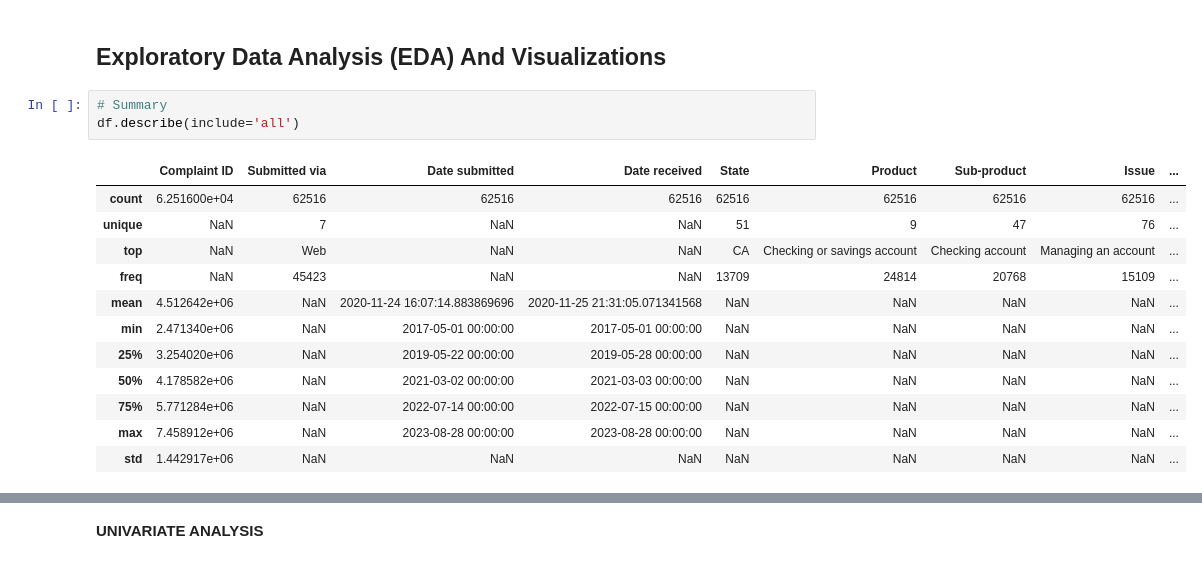
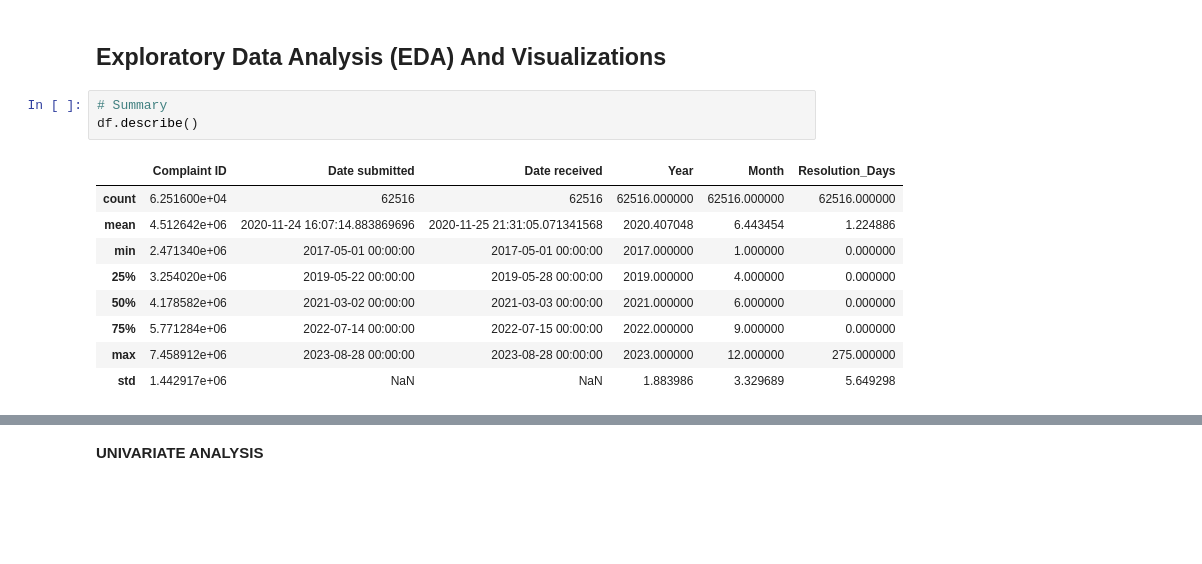
Before and after one commit to jithukrishnan15-hash/Exploratory-Data-Analysis-of-Consumer-Complaints, a Jupyter notebook: Exploratory Data Analysis of Consumer Complaints.ipynb, the cells around one changed output, grey strips where cells are left out. Saved outputs shown, nothing was run; the diff lists cells and outputs as text; blank space fills up the shorter version.

```diff
--- a/Exploratory Data Analysis of Consumer Complaints.ipynb
+++ b/Exploratory Data Analysis of Consumer Complaints.ipynb
@@ -246,20 +246,17 @@ df
 ## **Exploratory Data Analysis (EDA) And Visualizations**
 # %%
 # Summary
-df.describe(include='all')
+df.describe()
 # %% [output]
-|  | Complaint ID | Submitted via | Date submitted | Date received | State | Product | Sub-product | Issue | ... |
-| count | 6.251600e+04 | 62516 | 62516 | 62516 | 62516 | 62516 | 62516 | 62516 | ... |
-| unique | NaN | 7 | NaN | NaN | 51 | 9 | 47 | 76 | ... |
-| top | NaN | Web | NaN | NaN | CA | Checking or savings account | Checking account | Managing an account | ... |
-| freq | NaN | 45423 | NaN | NaN | 13709 | 24814 | 20768 | 15109 | ... |
-| mean | 4.512642e+06 | NaN | 2020-11-24 16:07:14.883869696 | 2020-11-25 21:31:05.071341568 | NaN | NaN | NaN | NaN | ... |
-| min | 2.471340e+06 | NaN | 2017-05-01 00:00:00 | 2017-05-01 00:00:00 | NaN | NaN | NaN | NaN | ... |
-| 25% | 3.254020e+06 | NaN | 2019-05-22 00:00:00 | 2019-05-28 00:00:00 | NaN | NaN | NaN | NaN | ... |
-| 50% | 4.178582e+06 | NaN | 2021-03-02 00:00:00 | 2021-03-03 00:00:00 | NaN | NaN | NaN | NaN | ... |
-| 75% | 5.771284e+06 | NaN | 2022-07-14 00:00:00 | 2022-07-15 00:00:00 | NaN | NaN | NaN | NaN | ... |
-| max | 7.458912e+06 | NaN | 2023-08-28 00:00:00 | 2023-08-28 00:00:00 | NaN | NaN | NaN | NaN | ... |
-| std | 1.442917e+06 | NaN | NaN | NaN | NaN | NaN | NaN | NaN | ... |
+|  | Complaint ID | Date submitted | Date received | Year | Month | Resolution_Days |
+| count | 6.251600e+04 | 62516 | 62516 | 62516.000000 | 62516.000000 | 62516.000000 |
+| mean | 4.512642e+06 | 2020-11-24 16:07:14.883869696 | 2020-11-25 21:31:05.071341568 | 2020.407048 | 6.443454 | 1.224886 |
+| min | 2.471340e+06 | 2017-05-01 00:00:00 | 2017-05-01 00:00:00 | 2017.000000 | 1.000000 | 0.000000 |
+| 25% | 3.254020e+06 | 2019-05-22 00:00:00 | 2019-05-28 00:00:00 | 2019.000000 | 4.000000 | 0.000000 |
+| 50% | 4.178582e+06 | 2021-03-02 00:00:00 | 2021-03-03 00:00:00 | 2021.000000 | 6.000000 | 0.000000 |
+| 75% | 5.771284e+06 | 2022-07-14 00:00:00 | 2022-07-15 00:00:00 | 2022.000000 | 9.000000 | 0.000000 |
+| max | 7.458912e+06 | 2023-08-28 00:00:00 | 2023-08-28 00:00:00 | 2023.000000 | 12.000000 | 275.000000 |
+| std | 1.442917e+06 | NaN | NaN | 1.883986 | 3.329689 | 5.649298 |
 # %%
 df.isnull().sum()
 # %% [output]
```
Also changed, not shown: parts of 23 cells of this notebook.
